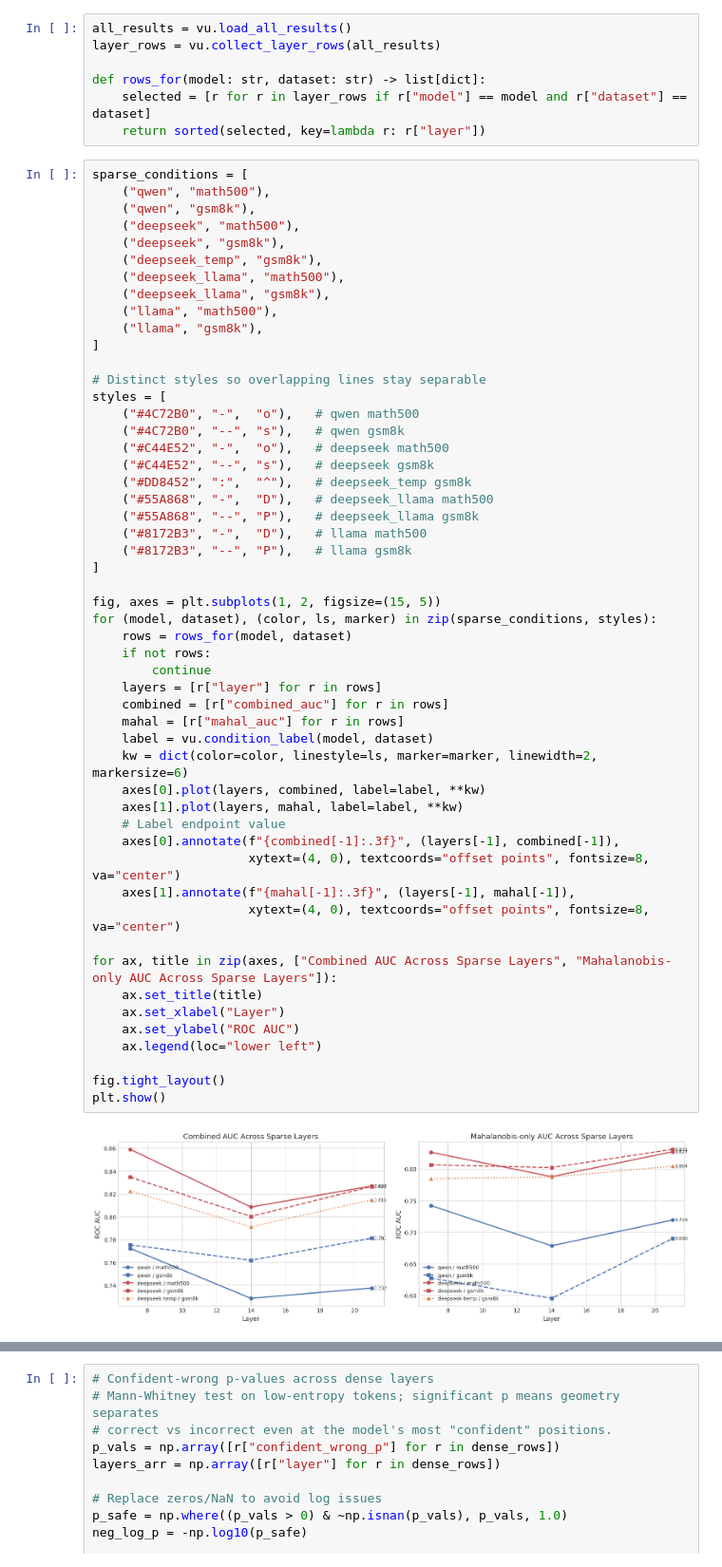
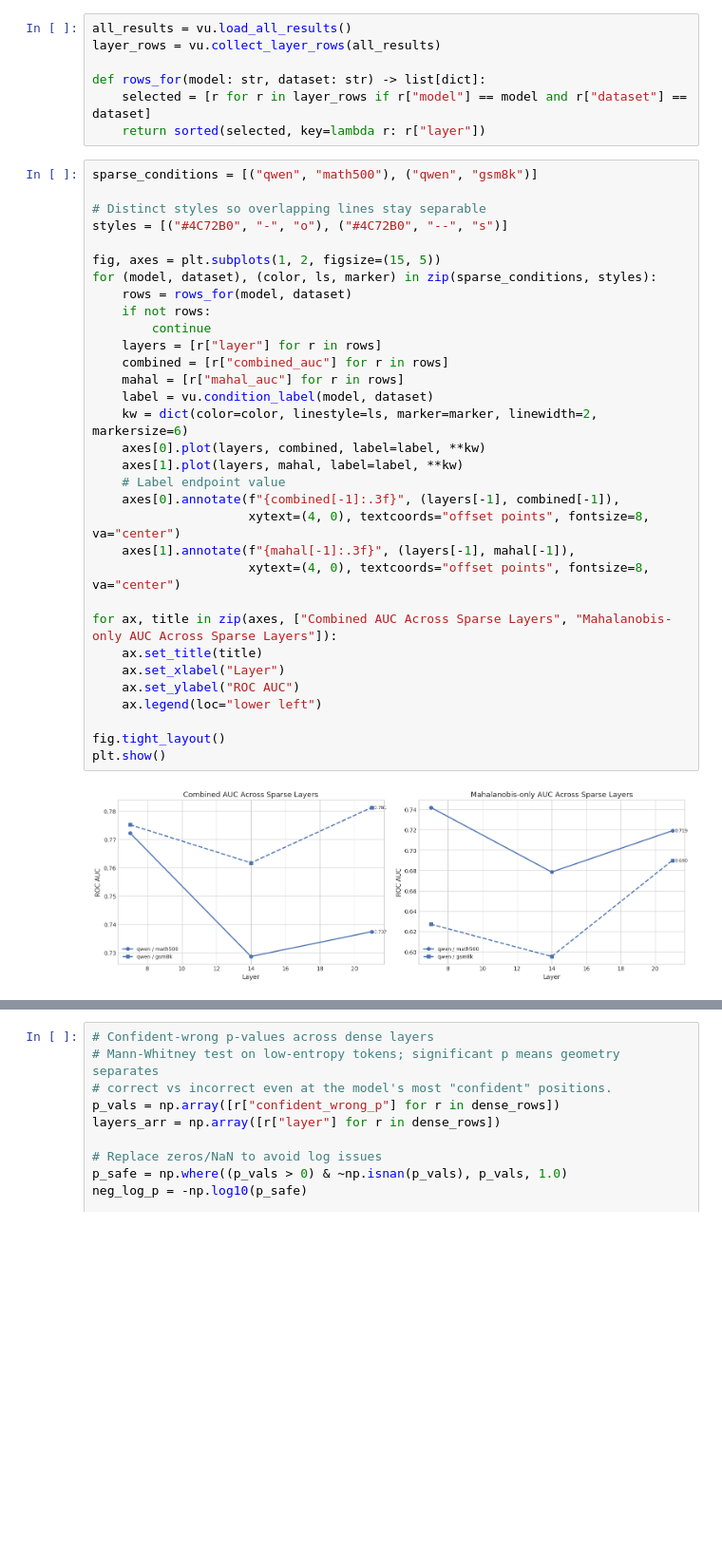
Before and after one commit to djaniak/reasoning-geometry, a Jupyter notebook: notebooks/02_layer_dynamics.ipynb, the cells around one changed output, grey strips where cells are left out. Shown at 95% size. Drawn from its saved outputs; the diff is of its cells as text; blank space fills up the shorter version.

```diff
--- a/notebooks/02_layer_dynamics.ipynb
+++ b/notebooks/02_layer_dynamics.ipynb
@@ -41,59 +54,39 @@ def rows_for(model: str, dataset: str) -> list[dict]:
     selected = [r for r in layer_rows if r["model"] == model and r["dataset"] == dataset]
     return sorted(selected, key=lambda r: r["layer"])
 # %%
-sparse_conditions = [
-    ("qwen", "math500"),
-    ("qwen", "gsm8k"),
-    ("deepseek", "math500"),
-    ("deepseek", "gsm8k"),
-    ("deepseek_temp", "gsm8k"),
-    ("deepseek_llama", "math500"),
-    ("deepseek_llama", "gsm8k"),
-    ("llama", "math500"),
-    ("llama", "gsm8k"),
-]
+sparse_conditions = [("qwen", "math500"), ("qwen", "gsm8k")]
 
 # Distinct styles so overlapping lines stay separable
-styles = [
-    ("#4C72B0", "-",  "o"),   # qwen math500
-    ("#4C72B0", "--", "s"),   # qwen gsm8k
-    ("#C44E52", "-",  "o"),   # deepseek math500
-    ("#C44E52", "--", "s"),   # deepseek gsm8k
-    ("#DD8452", ":",  "^"),   # deepseek_temp gsm8k
-    ("#55A868", "-",  "D"),   # deepseek_llama math500
-    ("#55A868", "--", "P"),   # deepseek_llama gsm8k
-    ("#8172B3", "-",  "D"),   # llama math500
-    ("#8172B3", "--", "P"),   # llama gsm8k
-]
+styles = [("#4C72B0", "-", "o"), ("#4C72B0", "--", "s")]
 
 fig, axes = plt.subplots(1, 2, figsize=(15, 5))
 for (model, dataset), (color, ls, marker) in zip(sparse_conditions, styles):
     rows = rows_for(model, dataset)
     if not rows:
         continue
     layers = [r["layer"] for r in rows]
     combined = [r["combined_auc"] for r in rows]
     mahal = [r["mahal_auc"] for r in rows]
     label = vu.condition_label(model, dataset)
     kw = dict(color=color, linestyle=ls, marker=marker, linewidth=2, markersize=6)
     axes[0].plot(layers, combined, label=label, **kw)
     axes[1].plot(layers, mahal, label=label, **kw)
     # Label endpoint value
     axes[0].annotate(f"{combined[-1]:.3f}", (layers[-1], combined[-1]),
                      xytext=(4, 0), textcoords="offset points", fontsize=8, va="center")
     axes[1].annotate(f"{mahal[-1]:.3f}", (layers[-1], mahal[-1]),
                      xytext=(4, 0), textcoords="offset points", fontsize=8, va="center")
 
 for ax, title in zip(axes, ["Combined AUC Across Sparse Layers", "Mahalanobis-only AUC Across Sparse Layers"]):
     ax.set_title(title)
     ax.set_xlabel("Layer")
     ax.set_ylabel("ROC AUC")
     ax.legend(loc="lower left")
 
 fig.tight_layout()
 plt.show()
 # %% [output]
-[figure, old version]
+[figure, new version]
 # %%
 dense_rows = rows_for("qwen_dense", "math500")
 layers = np.array([r["layer"] for r in dense_rows], dtype=int)
```
Also changed, not shown: parts of 3 cells of this notebook, 11 other files.
